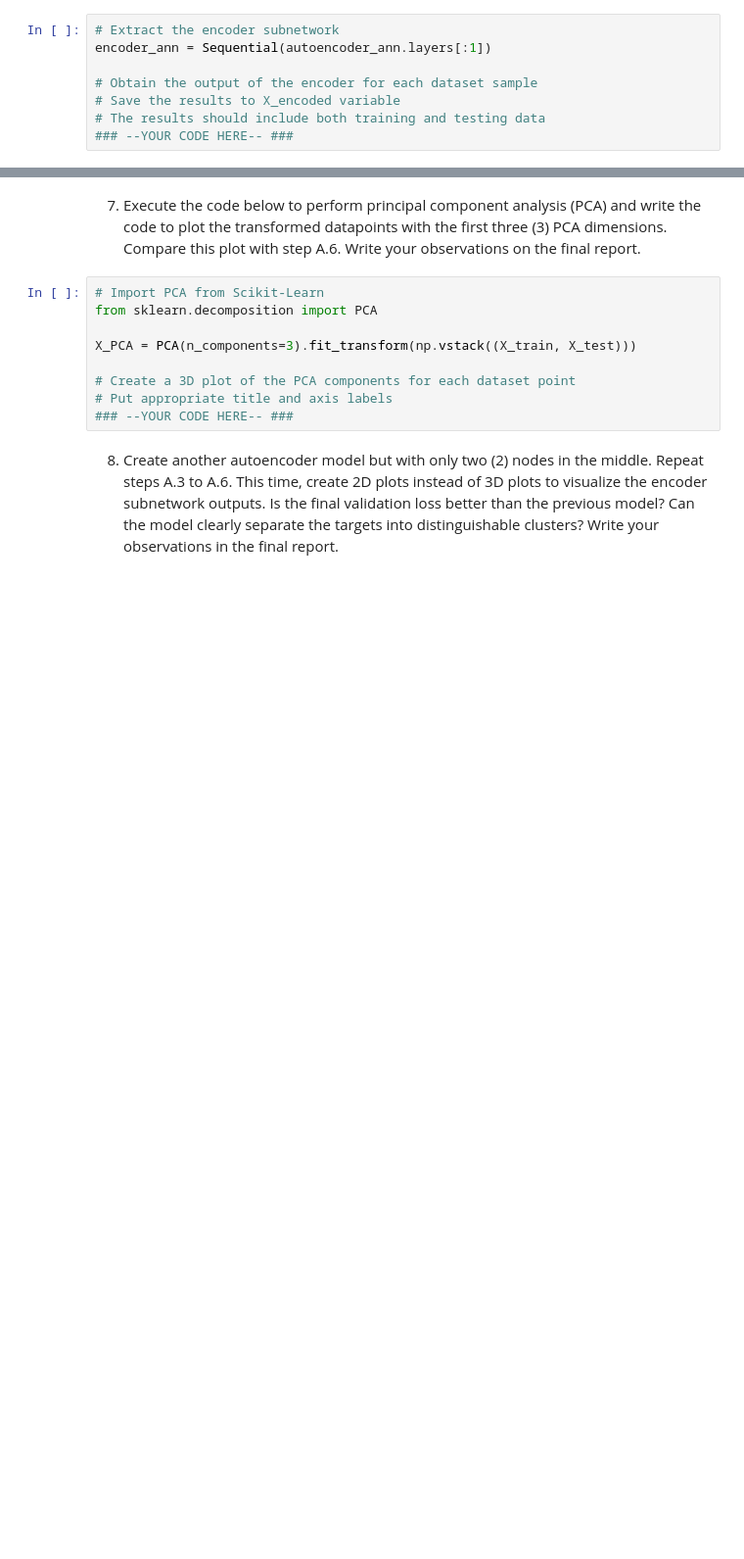
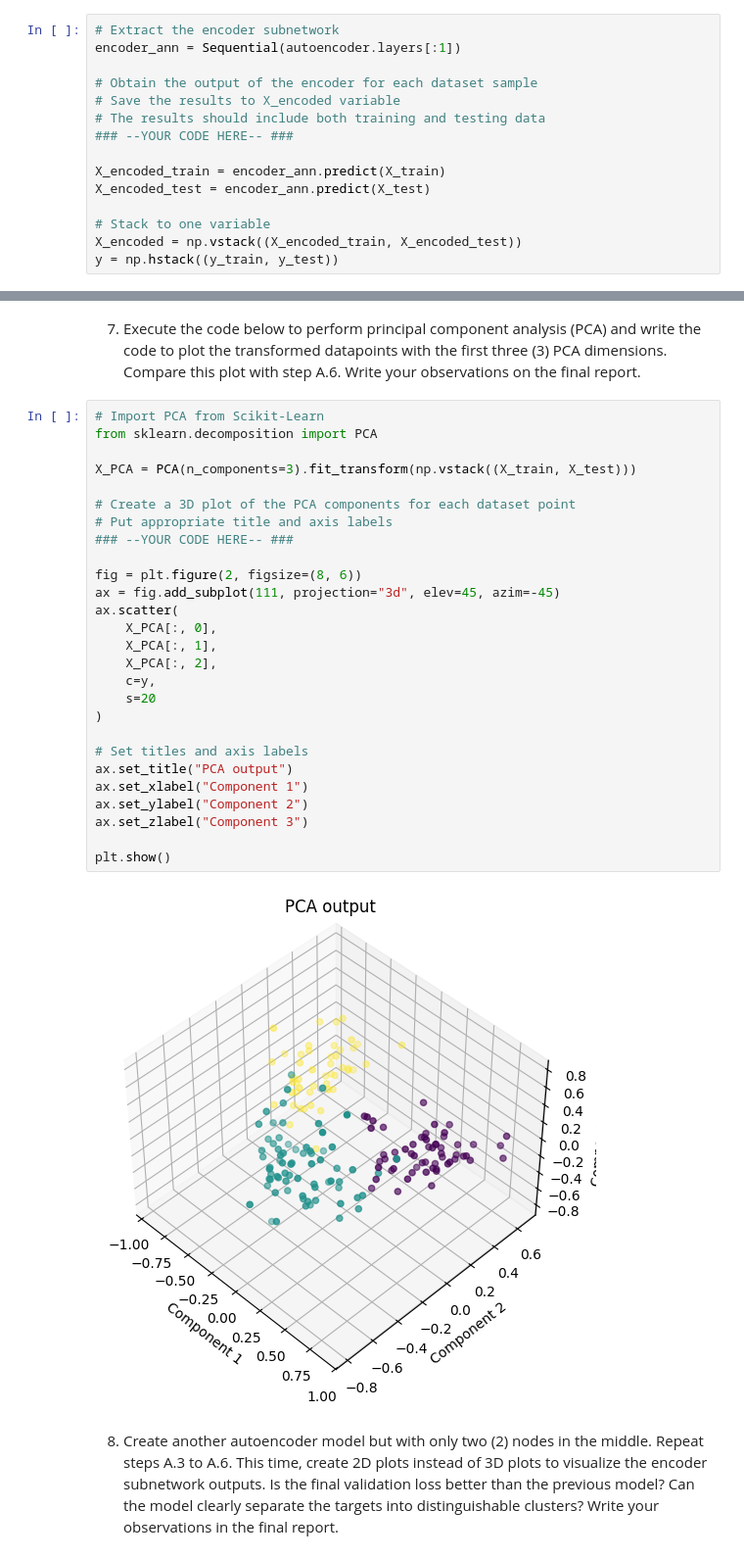
Before and after one commit to PJ-Caleon/LBYCPC4, a Jupyter notebook: Activity1.ipynb, the cells around one changed output, grey strips where cells are left out. Shown at 98% size. Saved outputs shown, nothing was run; the diff lists cells and outputs as text; blank space fills up the shorter version.

```diff
--- a/Activity1.ipynb
+++ b/Activity1.ipynb
@@ -201,10 +200,17 @@ plt.legend()
 5. Extract the encoder subnetwork from the autoencoder. Obtain the output of the encoder for each dataset sample.
 # %%
 # Extract the encoder subnetwork
-encoder_ann = Sequential(autoencoder_ann.layers[:1])
+encoder_ann = Sequential(autoencoder.layers[:1])
 
 # Obtain the output of the encoder for each dataset sample
 # Save the results to X_encoded variable
 # The results should include both training and testing data
 ### --YOUR CODE HERE-- ###
+
+X_encoded_train = encoder_ann.predict(X_train)
+X_encoded_test = encoder_ann.predict(X_test)
+
+# Stack to one variable
+X_encoded = np.vstack((X_encoded_train, X_encoded_test))
+y = np.hstack((y_train, y_test))
 # %% [output]
@@ -235,11 +244,31 @@ plt.show()
 # %%
 # Import PCA from Scikit-Learn
 from sklearn.decomposition import PCA
 
 X_PCA = PCA(n_components=3).fit_transform(np.vstack((X_train, X_test)))
 
 # Create a 3D plot of the PCA components for each dataset point
 # Put appropriate title and axis labels
 ### --YOUR CODE HERE-- ###
+
+fig = plt.figure(2, figsize=(8, 6))
+ax = fig.add_subplot(111, projection="3d", elev=45, azim=-45)
+ax.scatter(
+    X_PCA[:, 0],
+    X_PCA[:, 1],
+    X_PCA[:, 2],
+    c=y,
+    s=20
+)
+
+# Set titles and axis labels
+ax.set_title("PCA output")
+ax.set_xlabel("Component 1")
+ax.set_ylabel("Component 2")
+ax.set_zlabel("Component 3")
+
+plt.show()
+# %% [output]
+[figure, added]
 # %% [markdown]
 8. Create another autoencoder model but with only two (2) nodes in the middle. Repeat steps A.3 to A.6. This time, create 2D plots instead of 3D plots to visualize the encoder subnetwork outputs. Is the final validation loss better than the previous model? Can the model clearly separate the targets into distinguishable clusters? Write your observations in the final report.
```
Also changed, not shown: parts of 17 cells of this notebook.
